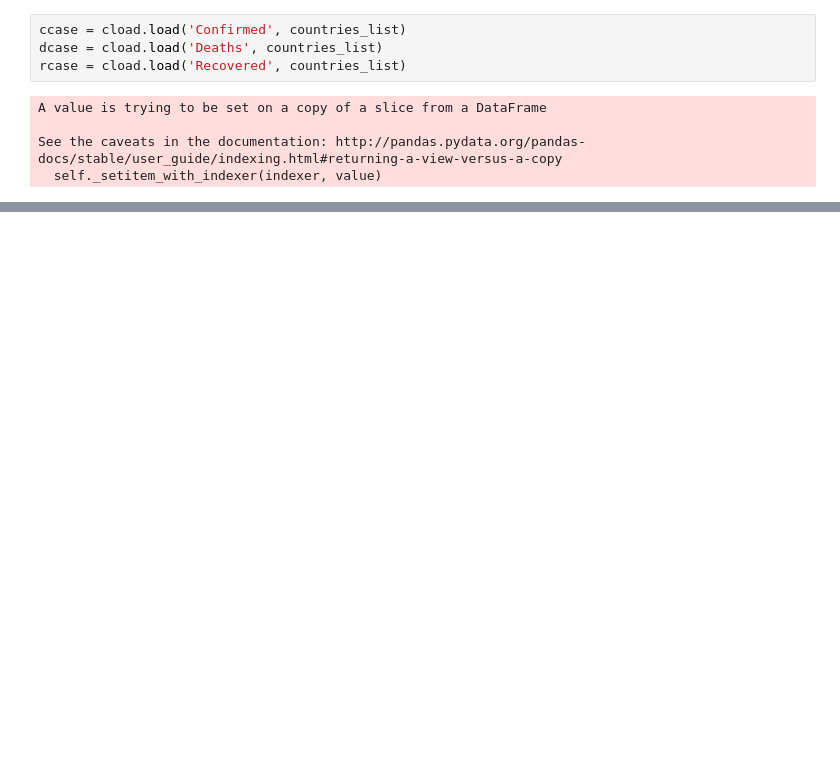
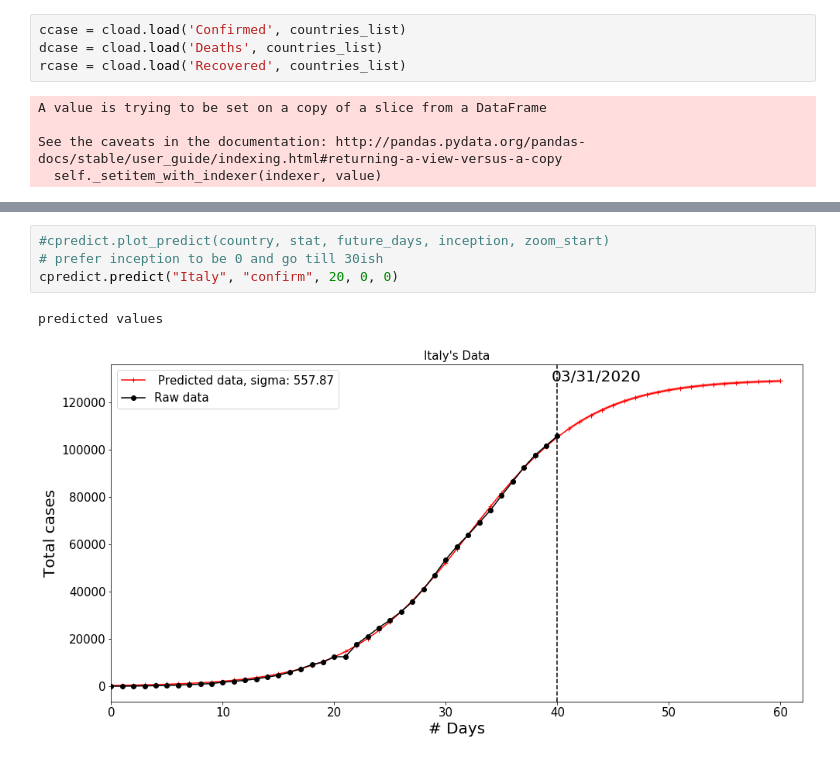
Before and after one commit to sidhant-guliani/covid19_representation_live-data, a Jupyter notebook: COVID19_representation.ipynb, the cells around one changed output, grey strips where cells are left out. Cells and saved outputs as stored; diff of their text form; blank space fills up the shorter version.

```diff
--- a/COVID19_representation.ipynb
+++ b/COVID19_representation.ipynb
@@ -61,0 +68,7 @@ cplot.covid_plot(countries_list, ccase, dcase, rcase)
+# %%
+#cpredict.plot_predict(country, stat, future_days, inception, zoom_start)
+# prefer inception to be 0 and go till 30ish
+cpredict.predict("Italy", "confirm", 20, 0, 0)
+# %% [output]
+predicted values
+[figure, added]
```
Also changed, not shown: parts of 15 cells of this notebook, 15 other files.
